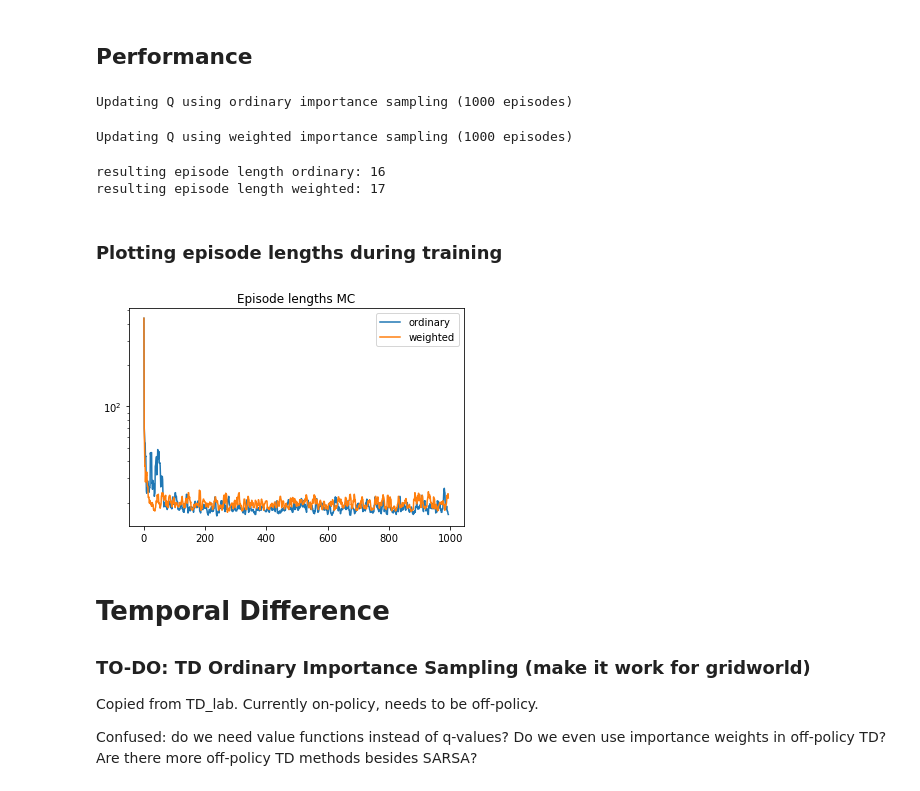
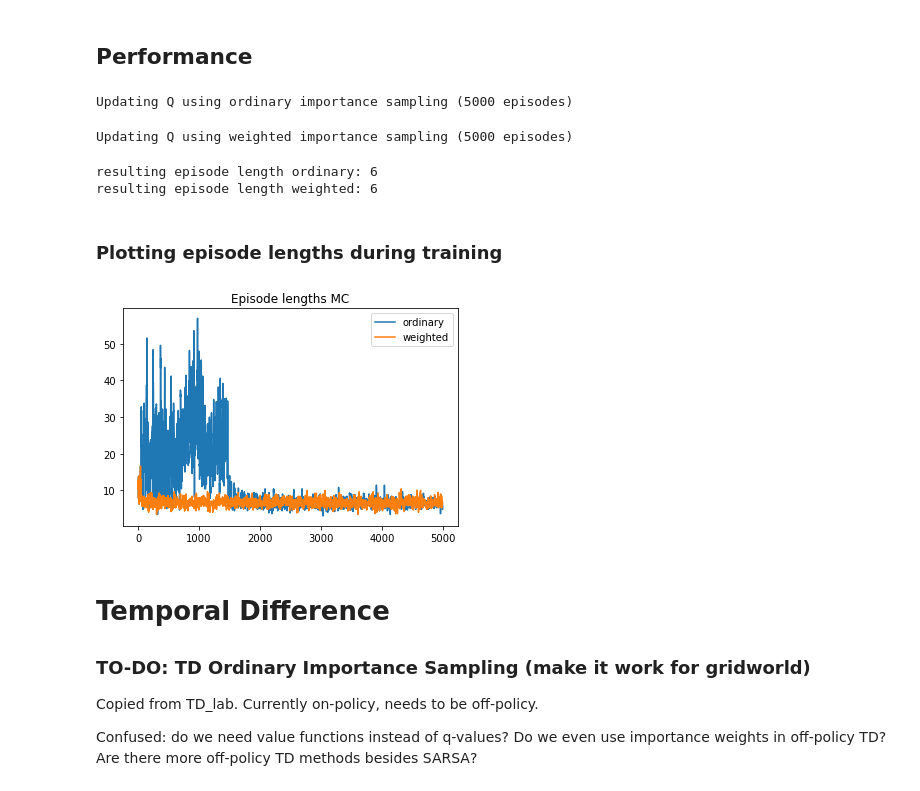
Before and after one commit to Tom-Lotze/RL_reproducibility, a Jupyter notebook: main_eva.ipynb, the cells around one changed output. Cells and saved outputs as stored; diff of their text form; code cells hidden in the pictures.

```diff
--- a/main_eva.ipynb
+++ b/main_eva.ipynb
@@ -42,3 +20,11 @@ class WindyGridworldEnv(discrete.DiscreteEnv):
+# %%
+# from windy_gridworld import WindyGridworldEnv
+# env = WindyGridworldEnv()
+# env??
+
+import gym
+env = gym.envs.make("FrozenLake-v0")
+env.env.__init__(is_slippery=False)
 # %% [markdown]
 ## Policy
 
@@ -171,7 +157,7 @@ def sample_episode(env, policy):
     return states, actions, rewards, dones
 # %%
 # check the length of episodes that are generated for eps greedy policy
-Q = np.zeros((env.nS, env.nA))
+Q = np.zeros((env.env.nS, env.env.nA))
 bp = EpsilonGreedyPolicy(Q, epsilon=0.1)
 
 for episode in range(1):
@@ -183,7 +169,8 @@ length of episode 0: 8698
 ## Importance Sampling
 # %%
 def mc_importance_sampling(env, behavior_policy, target_policy, num_episodes, weighted=False, discount_factor=1.0,
-                           sampling_function=sample_episode, epsilon=0.05, seed=42):
+                           sampling_function=sample_episode, epsilon=0.05, seed=42,
+                           analyse_states=[(0,2), (0,1), (14,2), (2,1)]):
     """
     Monte Carlo prediction algorithm. Calculates the Q function
     for a given target policy using behavior policy and ordinary importance sampling.
@@ -202,9 +189,9 @@ def mc_importance_sampling(env, behavior_policy, target_policy, num_episodes, we
     """
 
     # set the current Q to a large negative value
-    Q = np.ones((env.nS, env.nA)) * -100
+    Q = np.zeros((env.env.nS, env.env.nA))
     if weighted:
-        C = np.zeros((env.nS, env.nA))
+        C = np.zeros((env.env.nS, env.env.nA))
     else:
         returns_count = defaultdict(lambda: defaultdict(float))
 
@@ -212,6 +199,8 @@ def mc_importance_sampling(env, behavior_policy, target_policy, num_episodes, we
 
     # set seed
     np.random.seed(seed)
+
+    analysis_values = dict((k,[]) for k in analyse_states)
 
     # sample episodes
     for i in tqdm(range(num_episodes), position=0):
@@ -242,42 +231,48 @@ def mc_importance_sampling(env, behavior_policy, target_policy, num_episodes, we
             else:
                 returns_count[s][a] += 1
                 # use every visit incremental method
-                Q[s][a] += 1/returns_count[s][a] * (W * G - Q[s][a])
+                Q[s][a] += 1/returns_count[s][a] * W * (G - Q[s][a])
 
             W *= (target_policy.get_probs(s, a)) / (behavior_policy.get_probs(s, a))
 
             if W == 0:
                 break
 
-    return Q, episode_lens
+        # store state values to analyse
+        for (s,a) in analyse_states:
+#             print(Q[s][a])
+            analysis_values[(s,a)].append(Q[s][a])
+
+    return Q, episode_lens, analysis_values
 # %% [markdown]
 ## Performance
 # %%
 # Reproducible
-seed = 10
+seed = 42
 
 # set other parameters
-epsilon = 0.1
-gamma = 1.0
-num_episodes = 1000
-Q = np.ones((env.nS, env.nA)) * -100
+epsilon = 0.2
+gamma = 0.99
+num_episodes = 5000
+Q = np.ones((env.env.nS, env.env.nA)) * 0
 behavioral_policy = EpsilonGreedyPolicy(Q, epsilon=epsilon)
 target_policy = GreedyPolicy(Q)
 
 # the episode length is equal to the negative return.
 print(f"Updating Q using ordinary importance sampling ({num_episodes} episodes)")
-Q_mc_ordinary, mc_ordinary_epslengths = mc_importance_sampling(env,
+Q_mc_ordinary, mc_ordinary_epslengths, mc_analysis_ordinary = mc_importance_sampling(env,
                                                                behavioral_policy, target_policy,
                                                                num_episodes, weighted=False,discount_factor=gamma,
                                                                epsilon=epsilon, seed=seed)
+
 print(f"Updating Q using weighted importance sampling ({num_episodes} episodes)")
-Q_mc_weighted, mc_weighted_epslengths = mc_importance_sampling(env,
+Q_mc_weighted, mc_weighted_epslengths, mc_analysis_weighted = mc_importance_sampling(env,
                                                                behavioral_policy, target_policy,
                                                                num_episodes, weighted=True, discount_factor=gamma,
                                                                epsilon=epsilon, seed=seed)
 # %% [output]
-Updating Q using ordinary importance sampling (1000 episodes)
+Updating Q using ordinary importance sampling (5000 episodes)
-Updating Q using weighted importance sampling (1000 episodes)
+Updating Q using weighted importance sampling (5000 episodes)
 # %%
 # check how long an episode takes under the found Q function
 greedy_ordinary = GreedyPolicy(Q_mc_ordinary)
@@ -289,29 +284,29 @@ weighted_episode = sample_episode(env, greedy_weighted)
 print(f"resulting episode length ordinary: {len(ordinary_episode[0])}")
 print(f"resulting episode length weighted: {len(weighted_episode[0])}")
 # %% [output]
-resulting episode length ordinary: 16
-resulting episode length weighted: 17
+resulting episode length ordinary: 6
+resulting episode length weighted: 6
 # %% [markdown]
 ### Plotting episode lengths during training
 # %%
 def running_mean(vals, n=1):
     assert n < len(vals)
     cumvals = np.array(vals).cumsum()
     return (cumvals[n:] - cumvals[:-n]) / n
 
 # set smoothing factor
 n = 5
 
 plt.plot(running_mean(mc_ordinary_epslengths, n), label="ordinary")
 plt.plot(running_mean(mc_weighted_epslengths, n), label="weighted")
 # plt.hlines(num_episodes)
 plt.title('Episode lengths MC')
-plt.yscale("log")
+# plt.yscale("log")
 plt.legend()
 # plt.gca().set_ylim([0, 100])
 plt.show()
 # %% [output]
-[figure, old version]
+[figure, new version]
 # %% [markdown]
 # Temporal Difference
 
```
Also changed, not shown: parts of 9 cells of this notebook.
